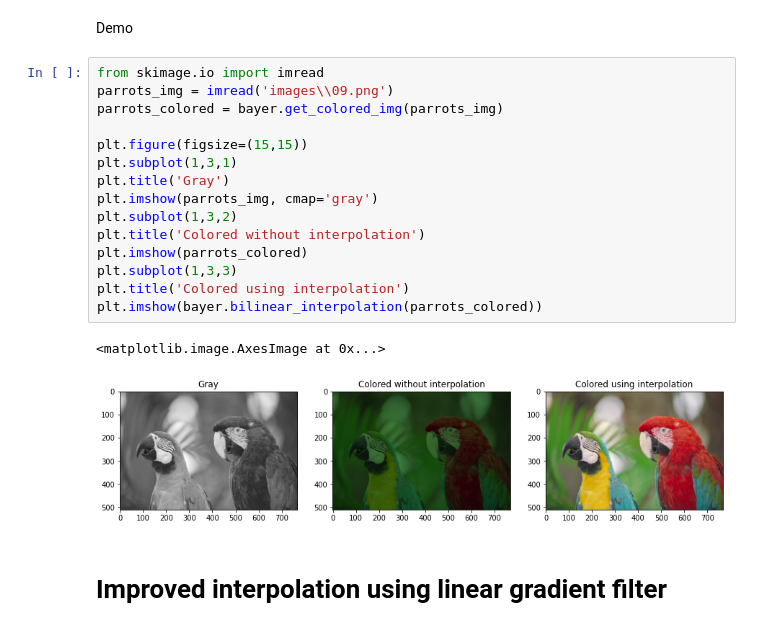
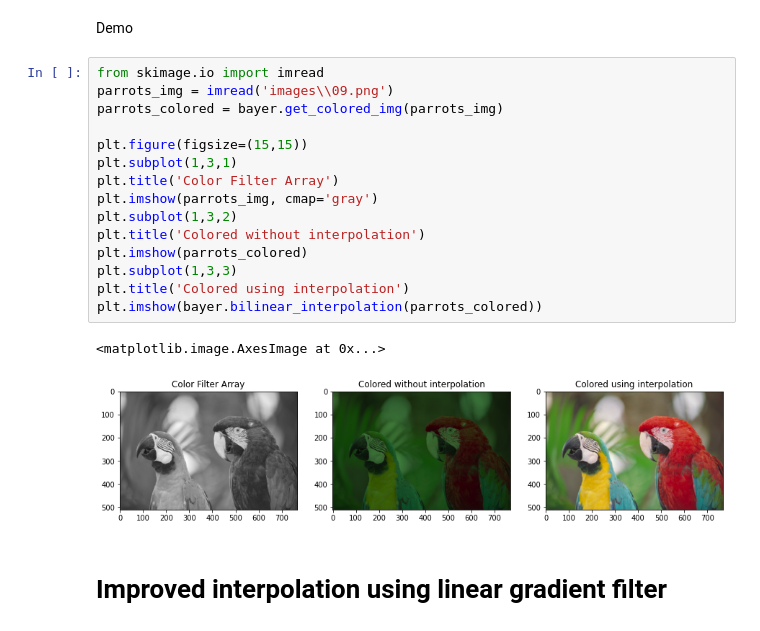
Before and after one commit to ramazan793/CV-CMC, a Jupyter notebook: Demosaic/bayer.ipynb, the cells around one changed output. Cells and saved outputs as stored; diff of their text form.

```diff
--- a/Demosaic/bayer.ipynb
+++ b/Demosaic/bayer.ipynb
@@ -117,21 +117,21 @@ Demo
 # %%
 from skimage.io import imread
 parrots_img = imread('images\\09.png')
 parrots_colored = bayer.get_colored_img(parrots_img)
 
 plt.figure(figsize=(15,15))
 plt.subplot(1,3,1)
-plt.title('Gray')
+plt.title('Color Filter Array')
 plt.imshow(parrots_img, cmap='gray')
 plt.subplot(1,3,2)
 plt.title('Colored without interpolation')
 plt.imshow(parrots_colored)
 plt.subplot(1,3,3)
 plt.title('Colored using interpolation')
 plt.imshow(bayer.bilinear_interpolation(parrots_colored))
 # %% [output]
 <matplotlib.image.AxesImage at 0x...>
-[figure, old version]
+[figure, new version]
 # %% [markdown]
 # Improved interpolation using linear gradient filter
 # %%
```
